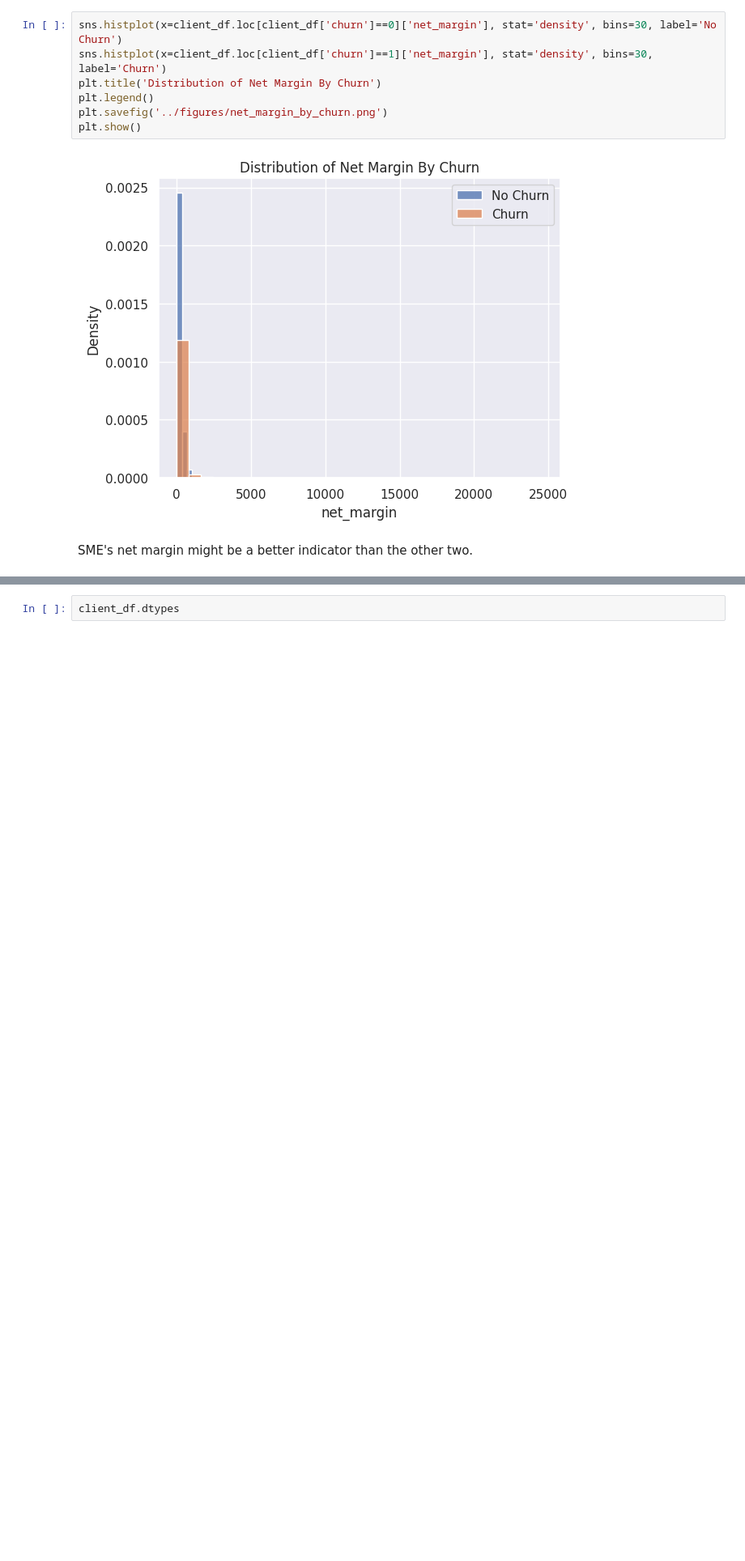
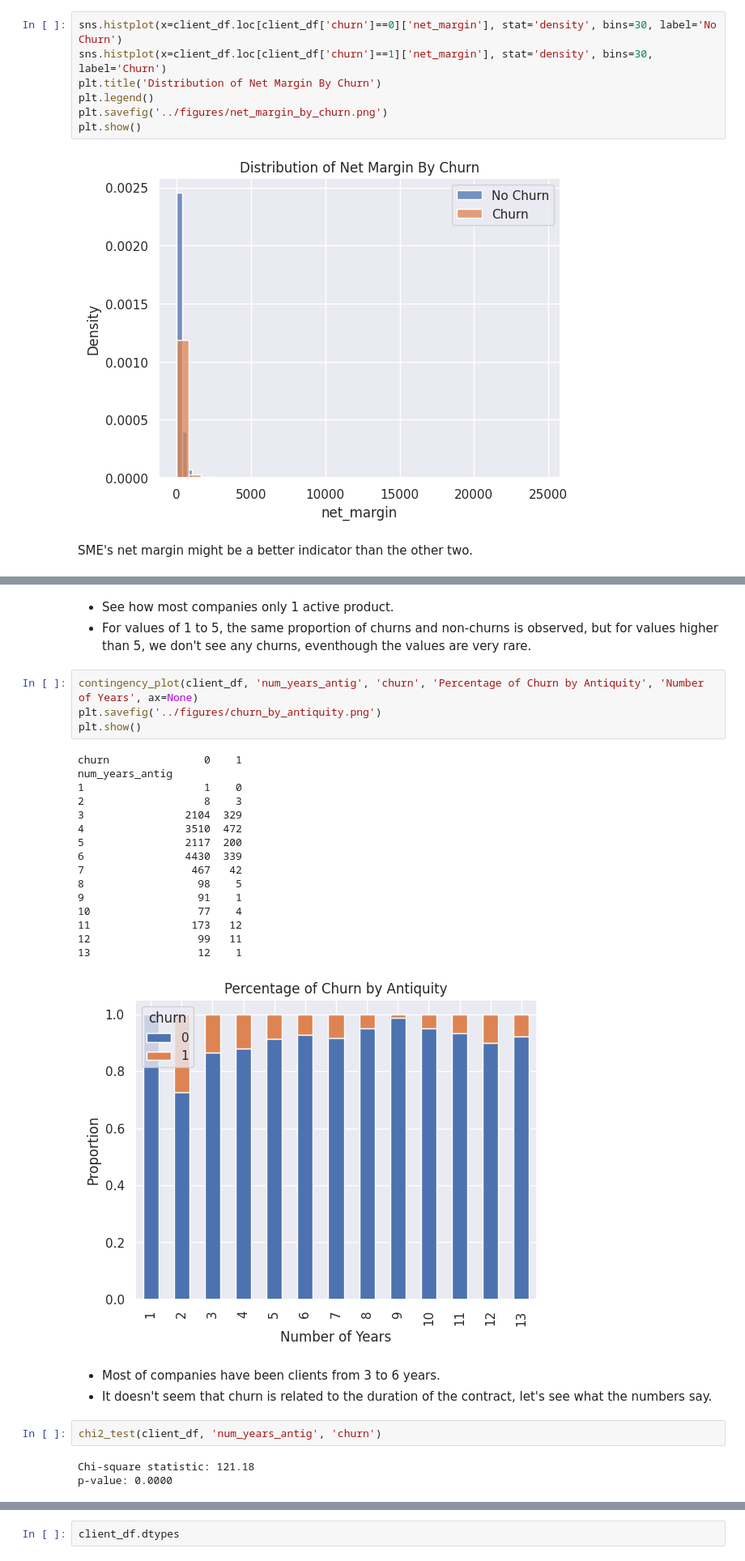
Before and after one commit to mnijadi/energy-company-customer-churn, a Jupyter notebook: notebooks/eda.ipynb, the cells around one changed output, grey strips where cells are left out. Shown at 81% size. Drawn from its saved outputs; the diff is of its cells as text; blank space fills up the shorter version.

```diff
--- a/notebooks/eda.ipynb
+++ b/notebooks/eda.ipynb
@@ -460,0 +479,32 @@ SME's net margin might be a better indicator than the other two.
+# %% [markdown]
+- See how most companies only 1 active product.
+- For values of 1 to 5, the same proportion of churns and non-churns is observed, but for values higher than 5, we don't see any churns, eventhough the values are very rare.
+# %%
+contingency_plot(client_df, 'num_years_antig', 'churn', 'Percentage of Churn by Antiquity', 'Number of Years', ax=None)
+plt.savefig('../figures/churn_by_antiquity.png')
+plt.show()
+# %% [output]
+churn               0    1
+num_years_antig
+1                   1    0
+2                   8    3
+3                2104  329
+4                3510  472
+5                2117  200
+6                4430  339
+7                 467   42
+8                  98    5
+9                  91    1
+10                 77    4
+11                173   12
+12                 99   11
+13                 12    1
+[figure, added]
+# %% [markdown]
+- Most of companies have been clients from 3 to 6 years.
+- It doesn't seem that churn is related to the duration of the contract, let's see what the numbers say.
+# %%
+chi2_test(client_df, 'num_years_antig', 'churn')
+# %% [output]
+Chi-square statistic: 121.18
+p-value: 0.0000
```
Also changed, not shown: parts of 4 cells of this notebook, 3 other files.
